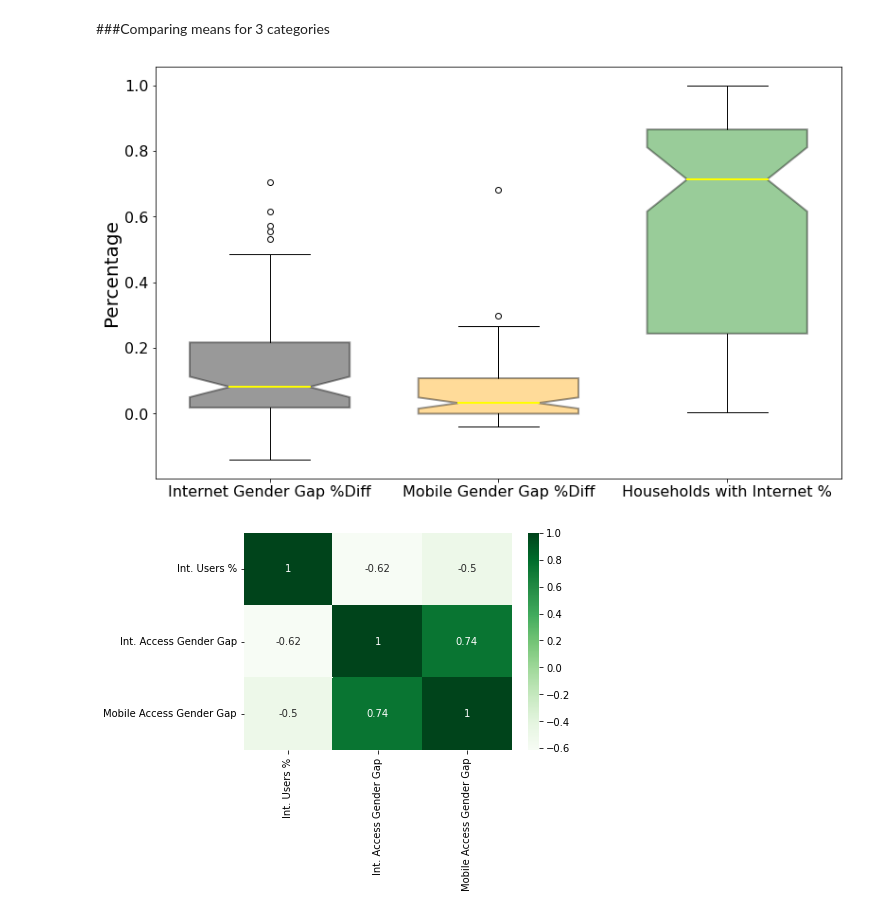
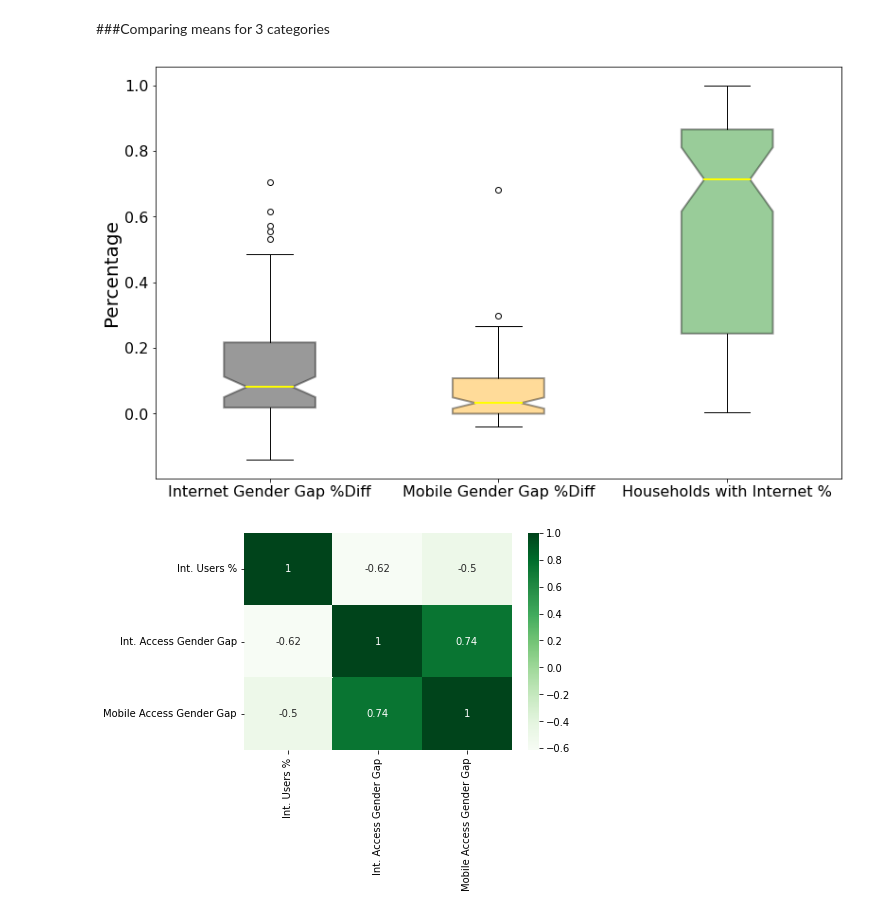
Before and after one commit to mselmasry/GraphingExcercise, a Jupyter notebook: 01_GraphingExcercise.ipynb, the cells around one changed output. Saved outputs shown, nothing was run; the diff lists cells and outputs as text; code cells hidden in the pictures.

```diff
--- a/01_GraphingExcercise.ipynb
+++ b/01_GraphingExcercise.ipynb
@@ -77,22 +77,22 @@ dd_df.describe()
 # %%
 fig, ax = plt.subplots(nrows=1, ncols=1, figsize=(13,8))
 boxplots = ax.boxplot([dd_df['Gender gap in internet access; % difference'],dd_df['Gender gap in mobile phone access; % difference'],dd_df['Internet users; % of households']],
-                      notch=True, labels = ['Internet Gender Gap %Diff', 'Mobile Gender Gap %Diff', 'Households with Internet %'], widths=.7, patch_artist=True,
+                      notch=True, labels = ['Internet Gender Gap %Diff', 'Mobile Gender Gap %Diff', 'Households with Internet %'], widths=.4, patch_artist=True,
                       medianprops = dict(linestyle='-', linewidth='2', color = 'Yellow'),
                       boxprops= dict(linestyle='-',linewidth='2', color='black', facecolor='green',alpha=.4));
 
 boxplot1 = boxplots['boxes'][0];
 boxplot2 = boxplots['boxes'][1];
 boxplot1.set_facecolor('black');
 boxplot2.set_facecolor('orange');
 
 plt.ylabel('Percentage',fontsize=20);
 plt.yticks(fontsize=16);
 plt.xticks(fontsize=16);
 plt.savefig(f"{images_dir}/DigDivMeans.png", dpi=300);
 plt.style.use('tableau-colorblind10')
 # %% [output]
-[figure, old version]
+[figure, new version]
 # %%
 dd_df2 = dd_df
 dd_df2.columns=['Country', 'Int. Users %', 'Int. Access Gender Gap', 'Mobile Access Gender Gap']
```
Also changed, not shown: parts of 1 cell of this notebook.
